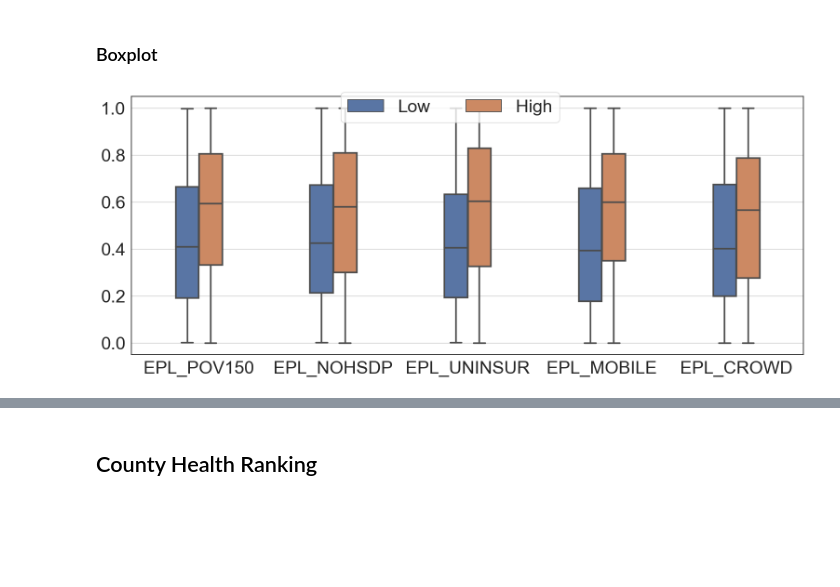
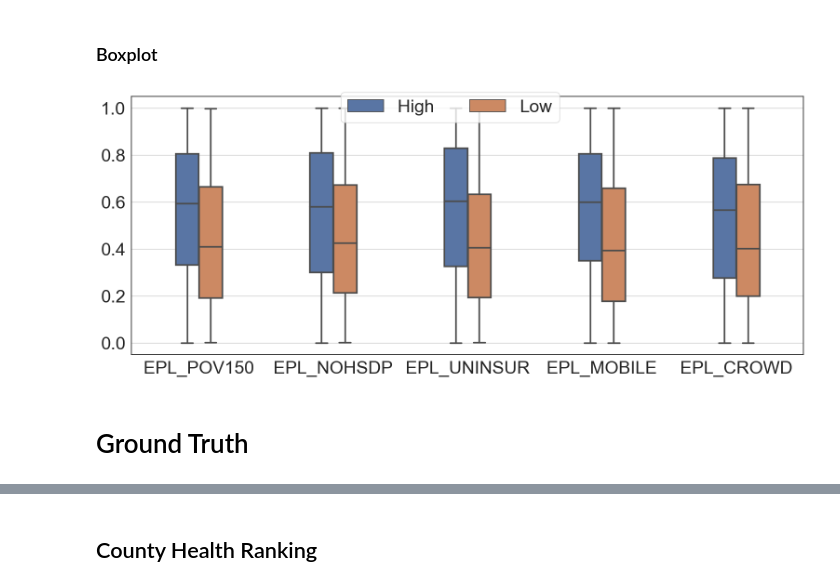
Before and after one commit to Data-ScienceHub/gpce-covid, a Jupyter notebook: TFT-pytorch/notebook/Plot attention.ipynb, the cells around one changed output, grey strips where cells are left out. Drawn from its saved outputs; the diff is of its cells as text; code cells hidden in the pictures; blank space fills up the shorter version.

```diff
--- a/TFT-pytorch/notebook/Plot attention.ipynb
+++ b/TFT-pytorch/notebook/Plot attention.ipynb
@@ -272,14 +552,17 @@ merged2 = pd.concat(merged2, axis=0)
 # %%
 plt.figure(figsize=(16, 7))
 sns.boxplot(
     x = 'Feature', y = 'Value', hue='Class',
-    data = merged2, linewidth=2.5, width=0.35
+    data = merged2, linewidth=2.5, width=0.35,
+    hue_order=['High', 'Low']
 )
 plt.grid(True, axis='y')
 plt.xlabel('')
 plt.ylabel('')
 plt.legend(loc='upper right', ncol=2, bbox_to_anchor=(0.65, 1.05),fancybox=True)
 plt.tight_layout()
-plt.savefig(join(root, 'Attention_comparison_SVI.jpg'), dpi=200)
+# plt.savefig(join(root, 'Attention_comparison_SVI.jpg'), dpi=200)
 # %% [output]
-[figure, old version]
+[figure, new version]
+# %% [markdown]
+# Ground Truth
```
Also changed, not shown: parts of 40 cells of this notebook, 15 other files.
